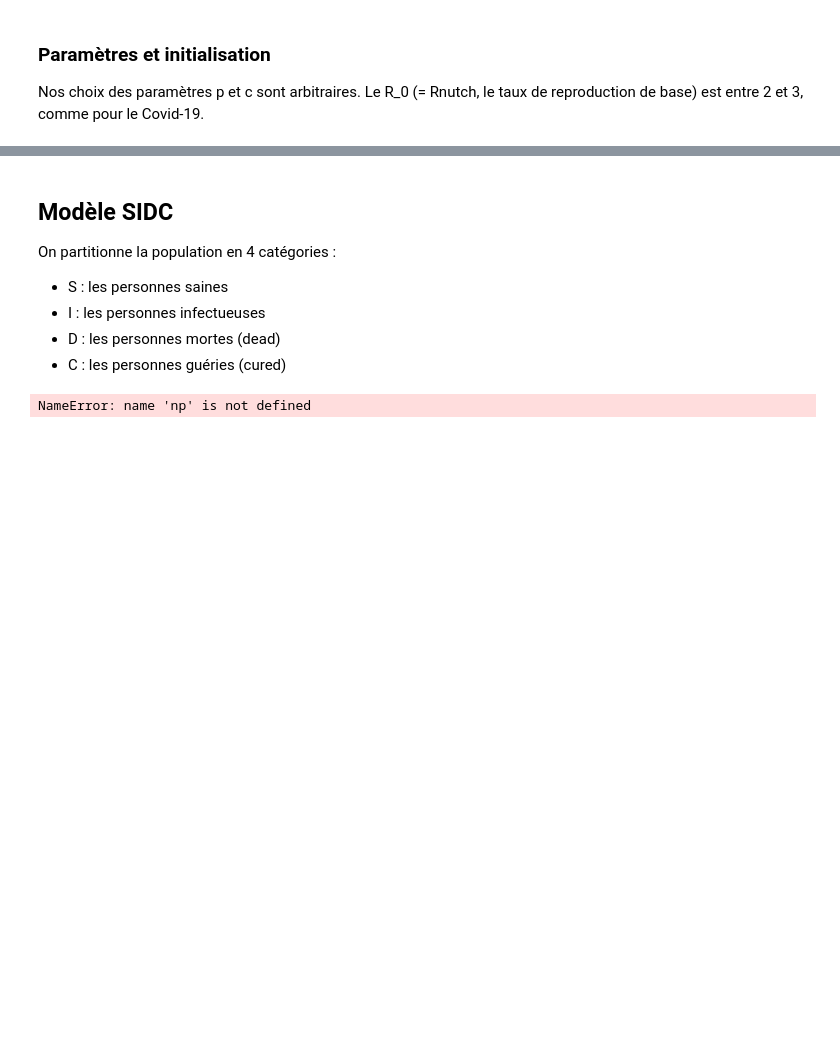
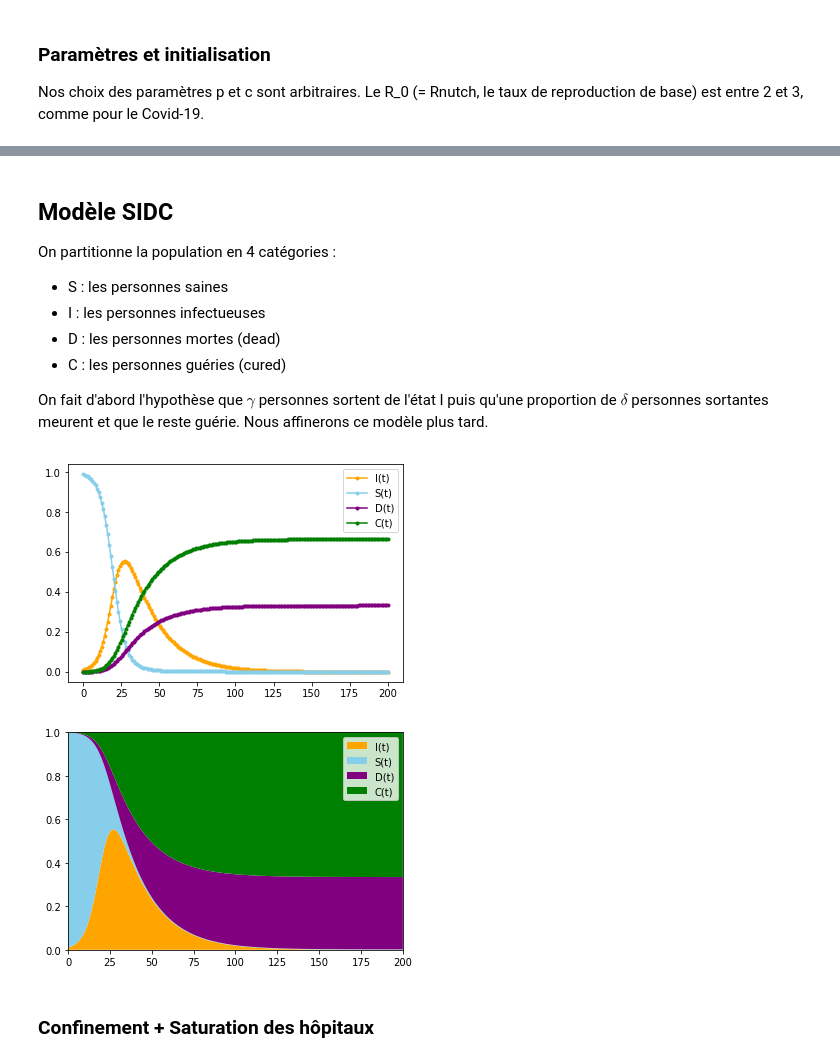
Before and after one commit to Fafou99/Epidemic, a Jupyter notebook: main.ipynb, the cells around one changed output, grey strips where cells are left out. Cells and saved outputs as stored; diff of their text form; code cells hidden in the pictures; blank space fills up the shorter version.

Commit message:
add SIDC with saturation and quarantine

```diff
--- a/main.ipynb
+++ b/main.ipynb
@@ -122,6 +167,8 @@ On partitionne la population en 4 catégories :
 * I : les personnes infectueuses
 * D : les personnes mortes (dead)
 * C : les personnes guéries (cured)
+
+On fait d'abord l'hypothèse que $\gamma$ personnes sortent de l'état I puis qu'une proportion de $\delta$ personnes sortantes meurent et que le reste guérie. Nous affinerons ce modèle plus tard.
 # %%
 def edoSIDC_discret(S, I, D, C, beta, gamma, delta, N):
     '''
@@ -145,52 +192,48 @@ def SIDC(S0, I0, D0, C0, beta, gamma, delta, N, end):
     St, It, Dt, Ct = S0, I0, D0, C0
     for t in range(end):
         Ls[t], Li[t], Ld[t], Lc[t] = St, It, Dt, Ct
-        St, It, Dt, Ct = edo_discret(St, It, Dt, Ct, beta, gamma, delta, N)
+        St, It, Dt, Ct = edoSIDC_discret(St, It, Dt, Ct, beta, gamma, delta, N)
     return Ls, Li, Ld, Lc
 # %%
-N = 1000
-
 I0 = 10
 D0 = 0
 C0 = 0
 S0 = N - I0 - D0 - C0
 
-d = 20
 
-p1 = 1/50 # probabilité de transmission lors d'un contact entre un I et un S
+p1 = 1/100 # probabilité de transmission lors d'un contact entre un I et un S
 c1 = 30 # nombre de contact par unité de temps
 
-p2 = 1/100
-c2 = 3
+p2 = 1/50
+c2 = 7
 
 beta = p1 * c1
 betaconf = p2 * c2
-gamma = 1/d
 delta = 1/3
 
-Rnutch = beta/gamma    #/!\ attention  pas le même R0 que l'initialisation de removed population
-Rnutch_conf = beta/gamma
-
-end = 60
+end = 200
 t = np.linspace(0, end, end)
-Ls, Li, Ld, Lc = SIR(S0, I0, D0, C0, beta, gamma, delta, N, end, betaconf)
+Ls, Li, Ld, Lc = SIDC(S0, I0, D0, C0, beta, gamma, delta, N, end)
 
 #normaliser
 Ls = Ls / N
 Li = Li / N
 Ld = Ld / N
 Lc = Lc / N
 
 plt.plot(t, Li, marker='.', color='orange', label='I(t)')
 plt.plot(t, Ls, marker='.', color='skyblue', label='S(t)')
 plt.plot(t, Ld, marker='.', color='purple', label='D(t)')
 plt.plot(t, Lc, marker='.', color='green', label='C(t)')
 plt.legend()
 plt.show()
 
 plt.stackplot(t, Li, Ls, Ld, Lc, labels=['I(t)', 'S(t)', 'D(t)', 'C(t)'], colors=['orange', 'skyblue', 'purple', 'green'])
 plt.legend(loc='upper right')
 plt.margins(0,0)
 plt.show()
 # %% [output]
-NameError: name 'np' is not defined
+[figure, added]
+[figure, added]
+# %% [markdown]
+### Confinement + Saturation des hôpitaux
```
Also changed, not shown: parts of 7 cells of this notebook.
